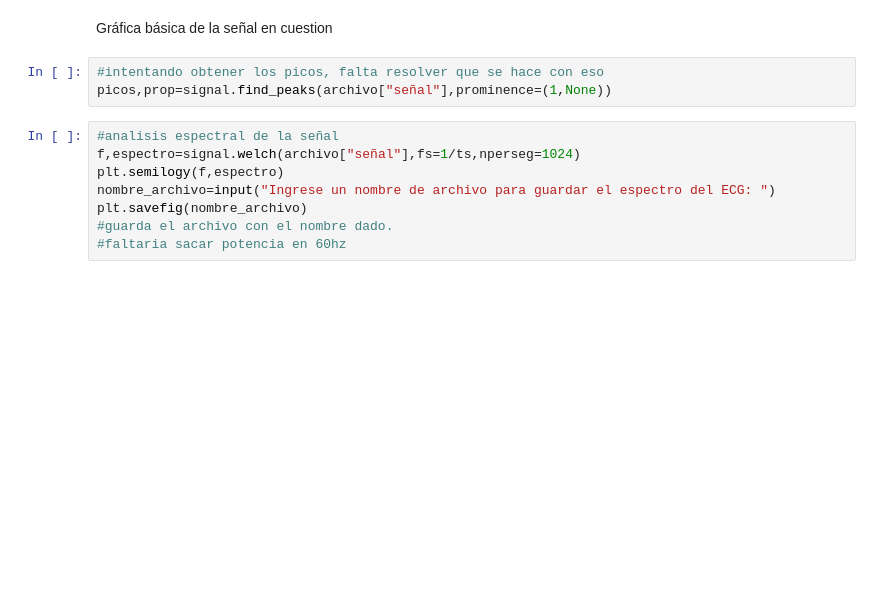
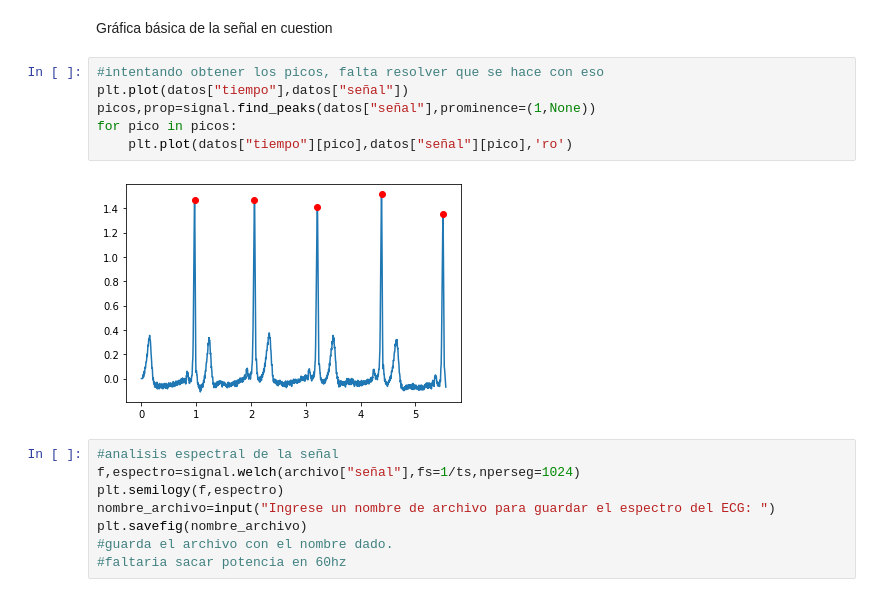
Before and after one commit to agustinavila/CursoPythonITBA, a Jupyter notebook: proyectoECG.ipynb, the cells around one changed output. Saved outputs shown, nothing was run; the diff lists cells and outputs as text; blank space fills up the shorter version.

```diff
--- a/proyectoECG.ipynb
+++ b/proyectoECG.ipynb
@@ -42,7 +43,12 @@ Elija si desea descargar el archivo o usar el archivo incorporado
 Gráfica básica de la señal en cuestion
 # %%
 #intentando obtener los picos, falta resolver que se hace con eso
-picos,prop=signal.find_peaks(archivo["señal"],prominence=(1,None))
+plt.plot(datos["tiempo"],datos["señal"])
+picos,prop=signal.find_peaks(datos["señal"],prominence=(1,None))
+for pico in picos:
+    plt.plot(datos["tiempo"][pico],datos["señal"][pico],'ro')
+# %% [output]
+[figure, added]
 # %%
 #analisis espectral de la señal
 f,espectro=signal.welch(archivo["señal"],fs=1/ts,nperseg=1024)
```
Also changed, not shown: parts of 1 cell of this notebook, 1 other file.
